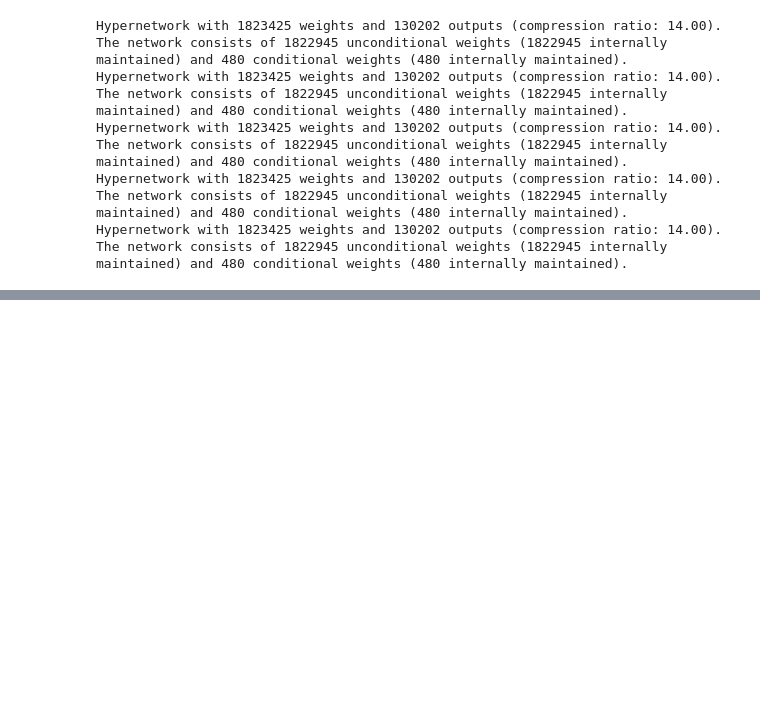
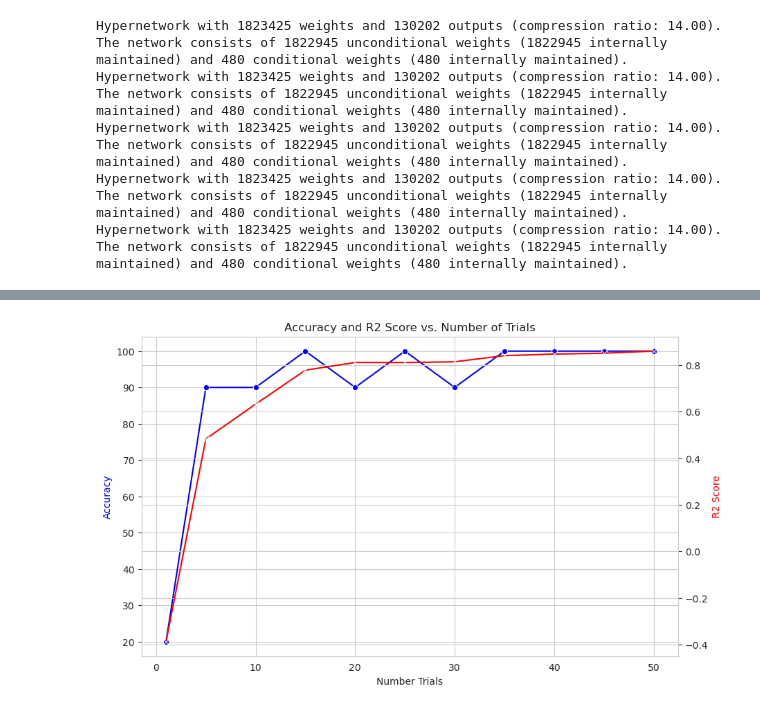
Before and after one commit to nereaiscamu/CL_UpperLimb_Control, a Jupyter notebook: Task_Detector_Hnet_PoC/Result_Analysis.ipynb, the cells around one changed output, grey strips where cells are left out. Cells and saved outputs as stored; diff of their text form; code cells hidden in the pictures; blank space fills up the shorter version.

```diff
--- a/Task_Detector_Hnet_PoC/Result_Analysis.ipynb
+++ b/Task_Detector_Hnet_PoC/Result_Analysis.ipynb
@@ -149,0 +346,47 @@ The `ci` parameter is deprecated. Use `errorbar=None` for the same effect.
+# %%
+def average_results(min, max):
+    num_trials = []
+    acc_detector = []
+    r2_detector = []
+    for i in range(min, max):
+        experiment_name = 'Experiment'+str(i)
+        df = create_table_results(experiment_name)
+        num_trials.append(exp_num_trials[experiment_name])
+        r2_detector.append(df.R2_Detector.mean())
+        acc_detector.append((np.sum(df.True_Task == df.Predicted_Task)*10))
+    df = pd.DataFrame({'Number Trials':num_trials,
+                   'Accuracy Task Detector': acc_detector,
+                   'R2 Task Detector' : r2_detector,
+                  })
+    df = df.sort_values(by = 'Number Trials')
+    return df
+# %%
+df = average_results(7, 18)
+# %%
+import pandas as pd
+import seaborn as sns
+import matplotlib.pyplot as plt
+
+
+# Initialize the seaborn style
+sns.set_style("whitegrid")
+
+# Create the plot
+fig, ax1 = plt.subplots(figsize=(10, 6))
+
+# Plot the accuracy on the primary y-axis
+sns.lineplot(data=df, x='Number Trials', y='Accuracy Task Detector', ax=ax1, marker='o', color='b')
+ax1.set_ylabel('Accuracy', color='b')
+
+# Create the secondary y-axis
+ax2 = ax1.twinx()
+sns.lineplot(data=df, x='Number Trials', y='R2 Task Detector', ax=ax2, marker='x', color='r')
+ax2.set_ylabel('R2 Score', color='r')
+
+# Add title
+plt.title('Accuracy and R2 Score vs. Number of Trials')
+
+# Show plot
+plt.show()
+# %% [output]
+[figure, added]
```
Also changed, not shown: parts of 20 cells of this notebook, 7 other files.
